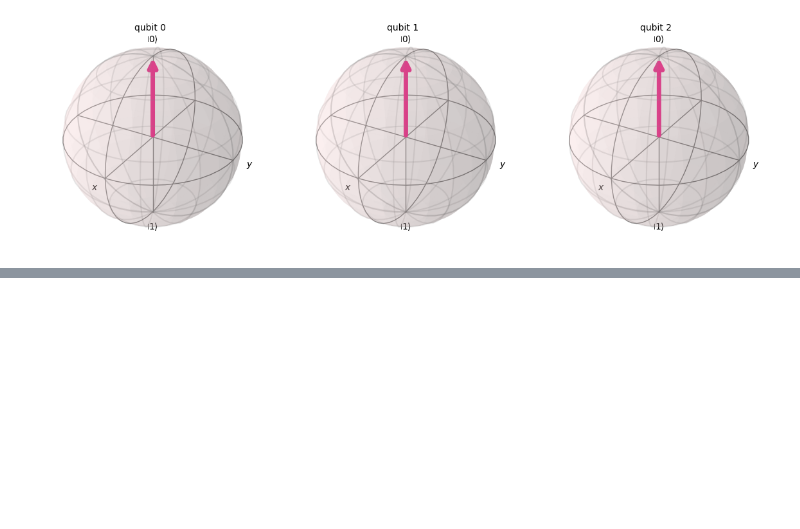
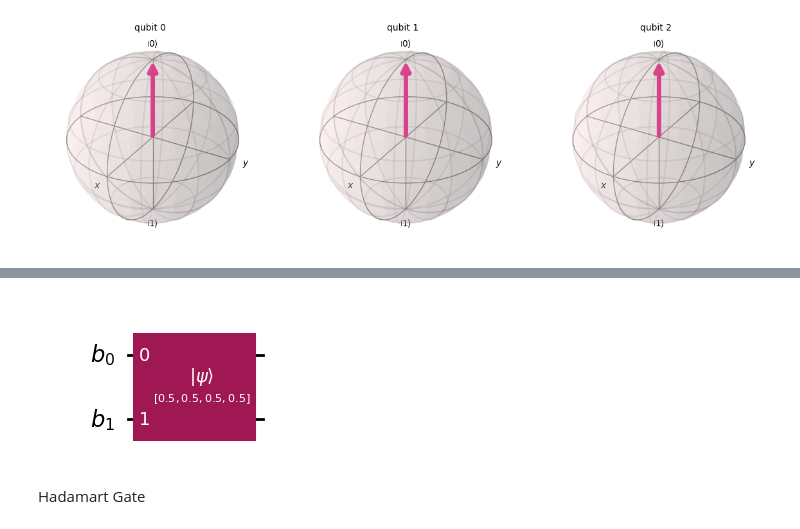
Before and after one commit to TarnMaVas/LA_HHL_project, a Jupyter notebook: HHL_qft.ipynb, the cells around one changed output, grey strips where cells are left out. Drawn from its saved outputs; the diff is of its cells as text; code cells hidden in the pictures; blank space fills up the shorter version.

```diff
--- a/HHL_qft.ipynb
+++ b/HHL_qft.ipynb
@@ -103,0 +148,6 @@ plot_bloch_multivector(statevector)
+# %%
+qc.draw("mpl", style="iqx")
+# %% [output]
+[figure, added]
+# %% [markdown]
+Hadamart Gate
```
Also changed, not shown: parts of 17 cells of this notebook.
